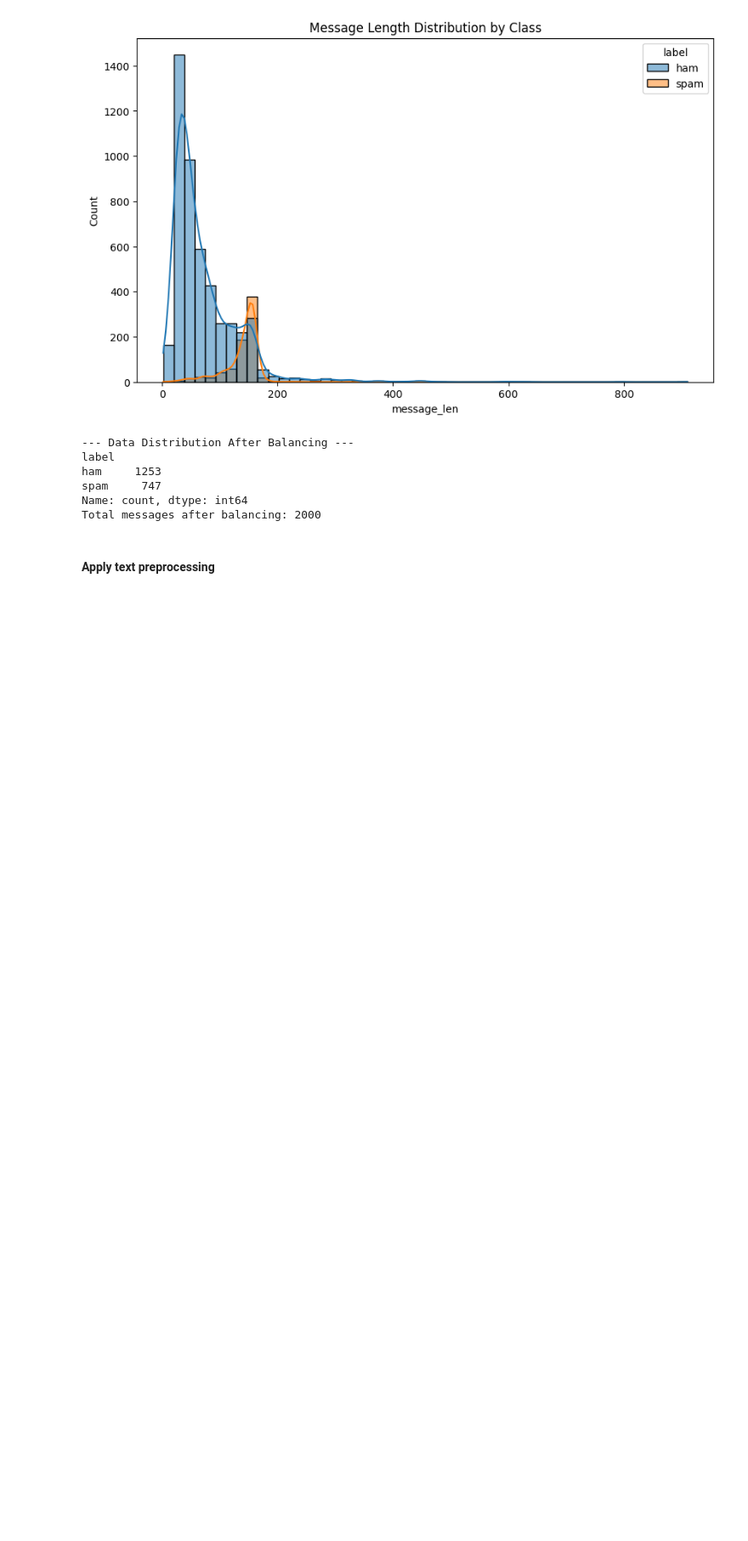
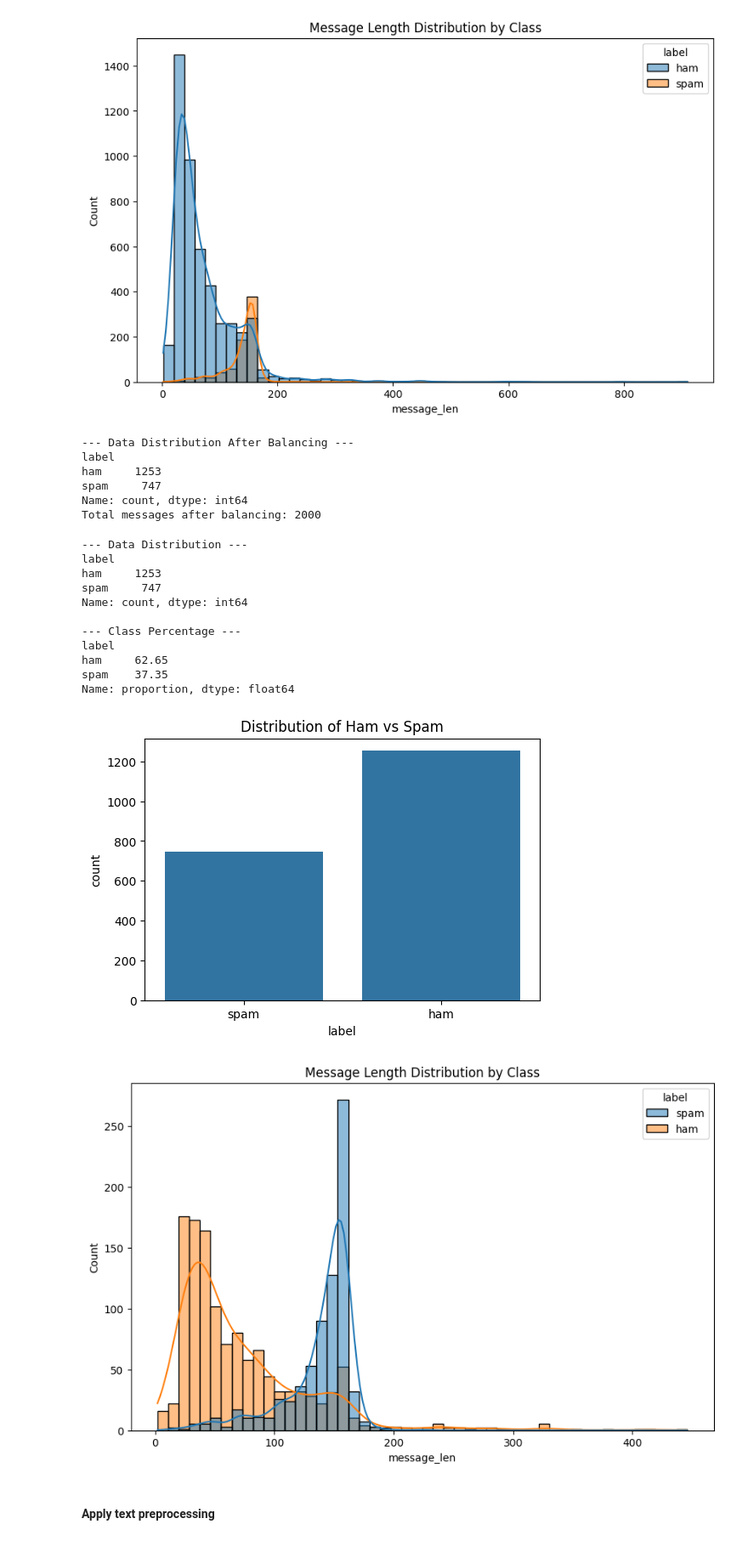
Before and after one commit to Mostafa-Allahmoradi/PROG8245_Final_Project, a Jupyter notebook: Notebooks/TF_IDF_Demo.ipynb, the cells around one changed output. Shown at 85% size. Saved outputs shown, nothing was run; the diff lists cells and outputs as text; code cells hidden in the pictures; blank space fills up the shorter version.

```diff
--- a/Notebooks/TF_IDF_Demo.ipynb
+++ b/Notebooks/TF_IDF_Demo.ipynb
@@ -121,6 +112,42 @@ ham     1253
 spam     747
 Name: count, dtype: int64
 Total messages after balancing: 2000
+# %%
+# Explore data distribution after balancing the dataset
+
+print("\n--- Data Distribution ---")
+print(df['label'].value_counts())
+
+print("\n--- Class Percentage ---")
+print(df['label'].value_counts(normalize=True) * 100)
+
+# Visualize the distribution
+plt.figure(figsize=(6, 4))
+sns.countplot(x='label', data=df)
+plt.title('Distribution of Ham vs Spam')
+plt.show()
+
+# Add a feature for 'message length' to see if it varies by class
+df['message_len'] = df['message'].apply(len)
+
+plt.figure(figsize=(10, 6))
+sns.histplot(data=df, x='message_len', hue='label', bins=50, kde=True)
+plt.title('Message Length Distribution by Class')
+plt.show()
+# %% [output]
+--- Data Distribution ---
+label
+ham     1253
+spam     747
+Name: count, dtype: int64
+
+--- Class Percentage ---
+label
+ham     62.65
+spam    37.35
+Name: proportion, dtype: float64
+[figure, added]
+[figure, added]
 # %% [markdown]
 #### Apply text preprocessing
 # %%
```
Also changed, not shown: parts of 2 cells of this notebook, 1 other file.
